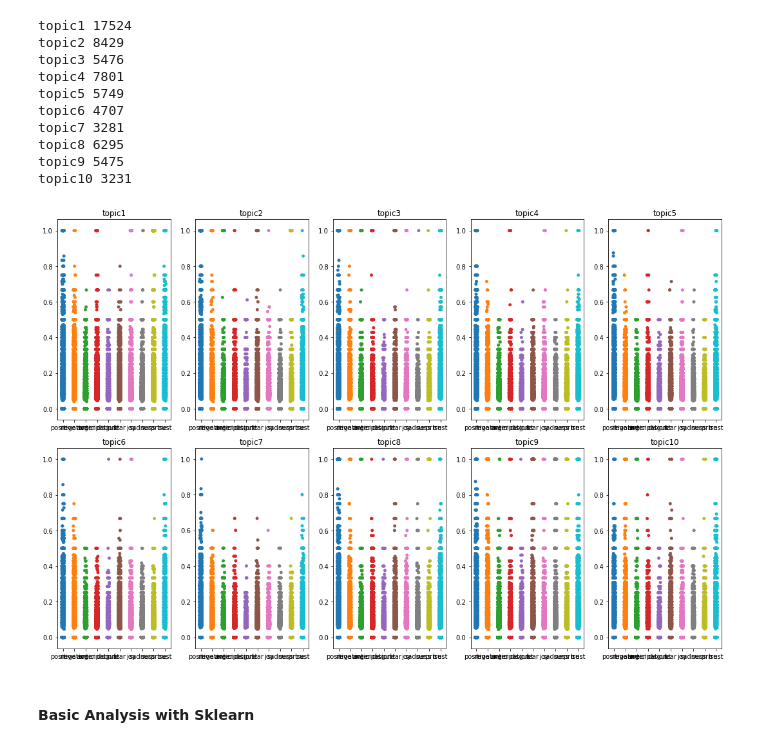
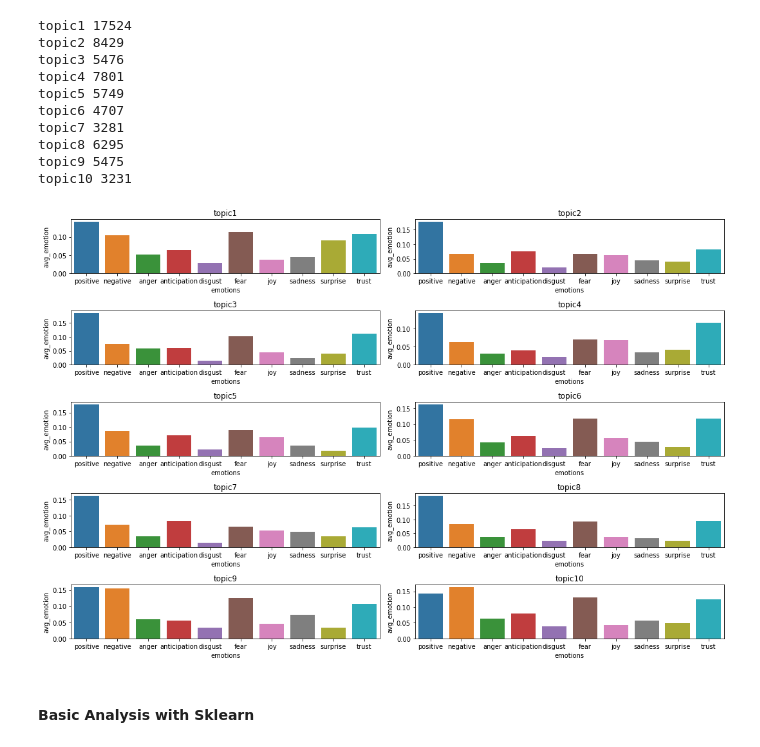
Before and after one commit to tabithaks/Public-Opinion-on-Climate-Change-Initiatives, a Jupyter notebook: Sentiment Analysis/Topic Sentiment Analysis, Paris.ipynb, the cells around one changed output. Saved outputs shown, nothing was run; the diff lists cells and outputs as text; code cells hidden in the pictures.

Commit message:
paris topic sentiment analysis update

```diff
--- a/Sentiment Analysis/Topic Sentiment Analysis, Paris.ipynb
+++ b/Sentiment Analysis/Topic Sentiment Analysis, Paris.ipynb
@@ -20,5 +34,5 @@ plt.show()
 # %%
-vec = TfidfVectorizer(norm='l1', max_features = 10000) #best way to do this?
+vec = CountVectorizer(max_features = 10000) #best way to do this?
 matrix = matrix = vec.fit_transform(paris_data['full_text'])
 vocab = vec.get_feature_names()
 # %%
@@ -35,7 +59,8 @@ vocab_df.head()
 # %%
 def get_topics(df, vocab_df, topic, name):
-    df[name] = vocab_df[topic].sum(axis = 1)
-    df[name] = df[name].apply(lambda x: 1 if x > 0 else 0)
+    name_word = name + "_word"
+    df[name_word] = vocab_df[topic].sum(axis = 1)
+    df[name] = df[name_word].apply(lambda x: 1 if x > 0 else 0)
     return df[name].sum()
 # %%
 paris_topic_1 = ["trump", "policy", "lead","people", "know","withdraw", "deal", "pull", "sign", "time"]
@@ -65,26 +90,42 @@ topic7 3281
 topic8 6295
 topic9 5475
 topic10 3231
+# %%
+def make_indep(row):
+    word_topics = ["topic1_word", "topic2_word","topic3_word","topic4_word","topic5_word","topic6_word","topic7_word","topic8_word","topic9_word","topic10_word"]
+    topic_cols = ["topic1", "topic2","topic3","topic4","topic5","topic6","topic7","topic8","topic9","topic10"]
+    if sum([row[name] for name in topic_cols]) > 1:
+        real_topic =row["big_top"].strip("_word")
+        row[real_topic] = 1
+        for topic in topic_cols:
+            if topic != real_topic:
+                row[topic] = 0
+    return row
+# %%
+word_topics = ["topic1_word", "topic2_word","topic3_word","topic4_word","topic5_word","topic6_word","topic7_word","topic8_word","topic9_word","topic10_word"]
+paris_data["big_top"] = paris_data[word_topics].idxmax(axis = 1)
+paris_data = paris_data.apply(make_indep, axis = 1)
 # %%
 topic_cols = ["topic1", "topic2","topic3","topic4","topic5","topic6","topic7","topic8","topic9","topic10"]
 # %%
-fig, ax = plt.subplots(2,5, figsize=(15,10))
+fig, ax = plt.subplots(5,2, figsize=(15,10))
 row = 0
 col = 0
 
 for topic in topic_cols:
     df_temp = paris_data[paris_data[topic] == 1]
-    sns.stripplot(data = df_temp[emotions], ax = ax[row][col])
+    overall_emotions = df_temp[emotions].mean(axis = 0, skipna = True).rename_axis("emotions").reset_index(name="avg_emotion")
+    sns.barplot(x="emotions", y="avg_emotion", data=overall_emotions, ax = ax[row][col])
     ax[row][col].set_title(str(topic))
-    if col < 5:
+    if col < 2:
         col += 1
-    if col == 5:
+    if col == 2:
         col = 0
-        row = 1
+        row += 1
 plt.tight_layout()
 plt.show()
 # %% [output]
-[figure, old version]
+[figure, new version]
 # %%
 from sklearn.linear_model import LinearRegression
 # %% [markdown]
```
Also changed, not shown: parts of 12 cells of this notebook.
